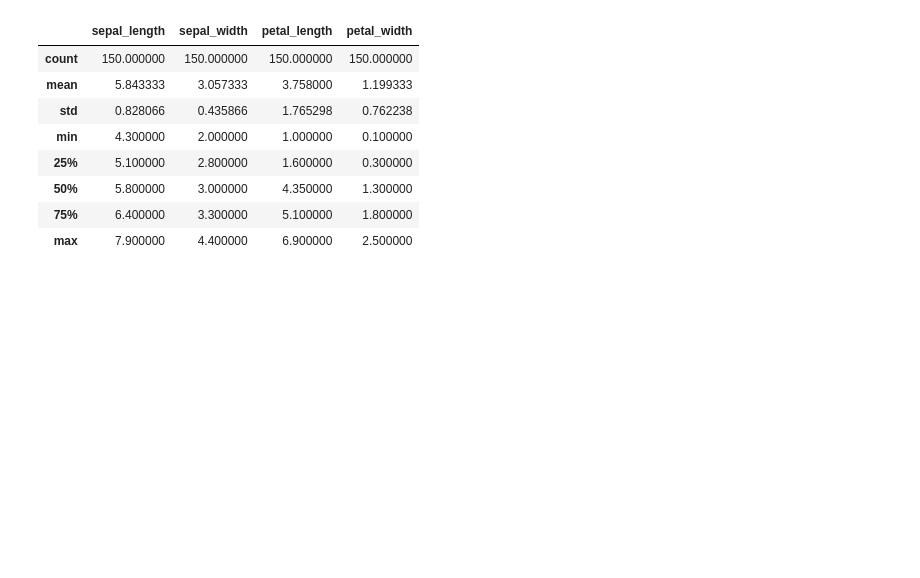
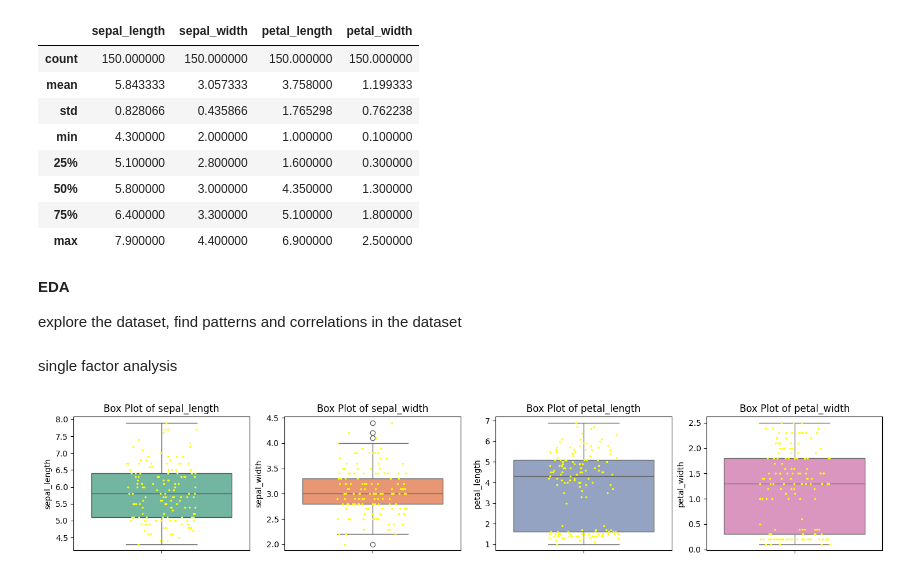
Before and after one commit to Emilye42/DataAnalysisonIrisDataSet, a Jupyter notebook: Iris.ipynb, the cells around one changed output. Cells and saved outputs as stored; diff of their text form; code cells hidden in the pictures; blank space fills up the shorter version.

```diff
--- a/Iris.ipynb
+++ b/Iris.ipynb
@@ -102,6 +108,23 @@ iris_df.describe()
 | 50% | 5.800000 | 3.000000 | 4.350000 | 1.300000 |
 | 75% | 6.400000 | 3.300000 | 5.100000 | 1.800000 |
 | max | 7.900000 | 4.400000 | 6.900000 | 2.500000 |
+# %% [markdown]
+**EDA**
+
+explore the dataset, find patterns and correlations in the dataset
+# %% [markdown]
+single factor analysis
 # %%
 #single factor analysis
 numeric_features = iris_df.select_dtypes(include=['float64', 'int64']).columns
+fig = plt.figure(figsize=(18,3))
+colors = sns.color_palette("Set2", len(numeric_features))
+
+for idx, feature in enumerate(numeric_features, start=1):
+    ax = fig.add_subplot(1, 4, idx)  # 2 rows, 3 cols, current index
+    sns.boxplot(y=iris_df[feature], ax=ax,color=colors[idx - 1])
+    sns.stripplot( y=iris_df[feature], color="yellow", jitter=0.2, size=2.5)
+    ax.set_title(f'Box Plot of {feature}')
+    ax.set_ylabel(feature)
+# %% [output]
+[figure, added]
```
Also changed, not shown: parts of 7 cells of this notebook.
